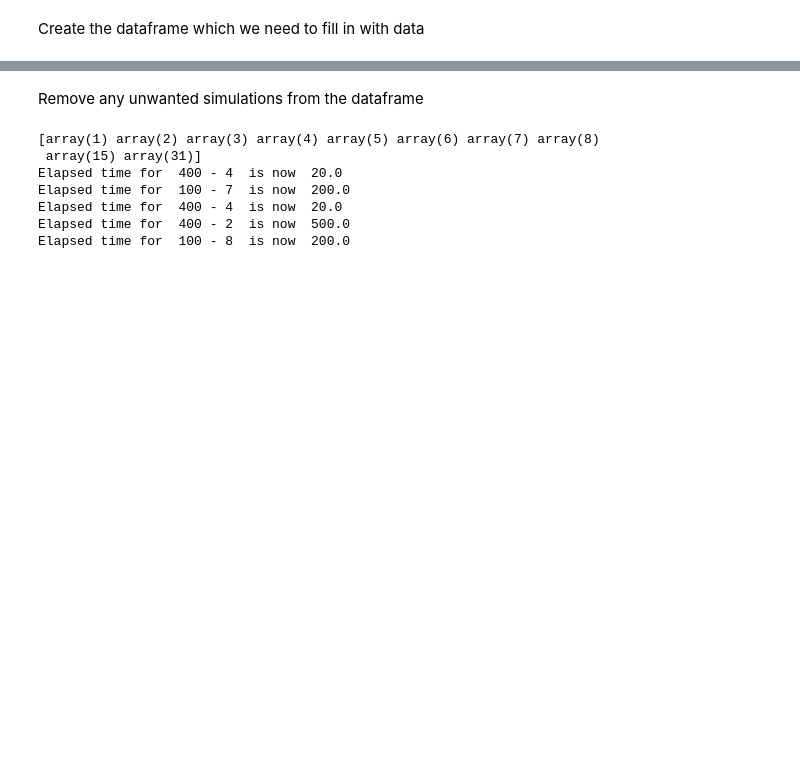
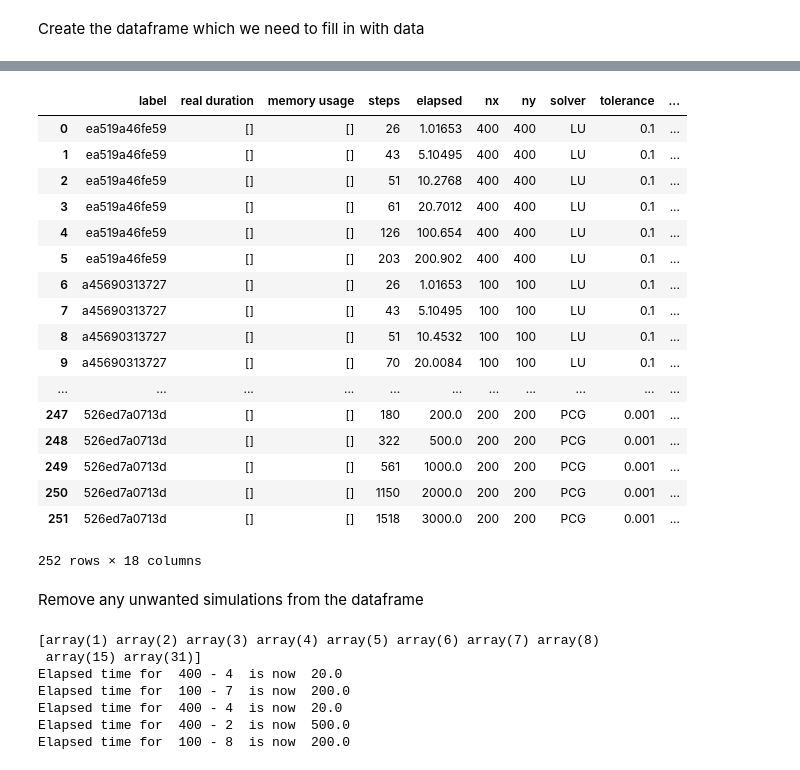
Before and after one commit to evgenjevich/cluster-sumatra-sims, a Jupyter notebook: DataExtract.ipynb, the cells around one changed output, grey strips where cells are left out. Drawn from its saved outputs; the diff is of its cells as text; code cells hidden in the pictures; blank space fills up the shorter version.

```diff
--- a/DataExtract.ipynb
+++ b/DataExtract.ipynb
@@ -23,6 +49,15 @@ with open('record1.json', 'w') as recordPCG:
         recordPCG.write(json.dumps(dataPCG[entry], sort_keys=True, indent=4, separators=(',', ': ')))
 
 dfPCG = pandas.DataFrame(dataPCG)
+# %%
+with open('/data/aem1/new1a/Tolerance-varying-1a/.smt/records_export.json') as ffPCG_tol_001:
+    dataPCG_tol_001 = json.load(ffPCG_tol_001)
+
+with open('record1.json', 'w') as recordPCG_tol_001:
+    for entry in range(len(dataPCG_tol_001)):
+        recordPCG_tol_001.write(json.dumps(dataPCG_tol_001[entry], sort_keys=True, indent=4, separators=(',', ': ')))
+
+dfPCG_tol_001 = pandas.DataFrame(dataPCG_tol_001)
 # %%
 df.loc[df['label'] == 'a45690313727'][['duration', 'label', 'parameters']]
 df.loc[df['label'] == 'a45690313727']['parameters']
@@ -238,3 +347,25 @@ PCGextractor(PCGlabels)
+# %%
+PCG_tol_labels = dfPCG_tol_001['label']
+PCG_tolerance_extractor(PCG_tol_labels)
+# %% [output]
+|  | label | real duration | memory usage | steps | elapsed | nx | ny | solver | tolerance | ... |
+| 0 | ea519a46fe59 | [] | [] | 26 | 1.01653 | 400 | 400 | LU | 0.1 | ... |
+| 1 | ea519a46fe59 | [] | [] | 43 | 5.10495 | 400 | 400 | LU | 0.1 | ... |
+| 2 | ea519a46fe59 | [] | [] | 51 | 10.2768 | 400 | 400 | LU | 0.1 | ... |
+| 3 | ea519a46fe59 | [] | [] | 61 | 20.7012 | 400 | 400 | LU | 0.1 | ... |
+| 4 | ea519a46fe59 | [] | [] | 126 | 100.654 | 400 | 400 | LU | 0.1 | ... |
+| 5 | ea519a46fe59 | [] | [] | 203 | 200.902 | 400 | 400 | LU | 0.1 | ... |
+| 6 | a45690313727 | [] | [] | 26 | 1.01653 | 100 | 100 | LU | 0.1 | ... |
+| 7 | a45690313727 | [] | [] | 43 | 5.10495 | 100 | 100 | LU | 0.1 | ... |
+| 8 | a45690313727 | [] | [] | 51 | 10.4532 | 100 | 100 | LU | 0.1 | ... |
+| 9 | a45690313727 | [] | [] | 70 | 20.0084 | 100 | 100 | LU | 0.1 | ... |
+| ... | ... | ... | ... | ... | ... | ... | ... | ... | ... | ... |
+| 247 | 526ed7a0713d | [] | [] | 180 | 200.0 | 200 | 200 | PCG | 0.001 | ... |
+| 248 | 526ed7a0713d | [] | [] | 322 | 500.0 | 200 | 200 | PCG | 0.001 | ... |
+| 249 | 526ed7a0713d | [] | [] | 561 | 1000.0 | 200 | 200 | PCG | 0.001 | ... |
+| 250 | 526ed7a0713d | [] | [] | 1150 | 2000.0 | 200 | 200 | PCG | 0.001 | ... |
+| 251 | 526ed7a0713d | [] | [] | 1518 | 3000.0 | 200 | 200 | PCG | 0.001 | ... |
+252 rows × 18 columns
 # %% [markdown]
 Remove any unwanted simulations from the dataframe
 # %%
```
Also changed, not shown: parts of 22 cells of this notebook.
